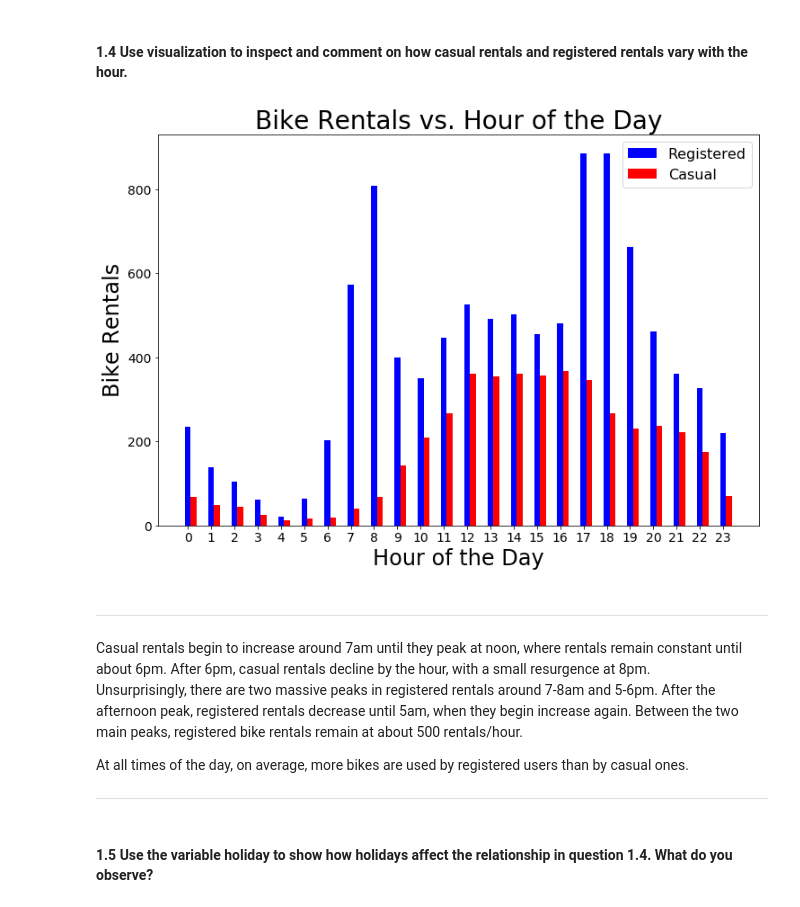
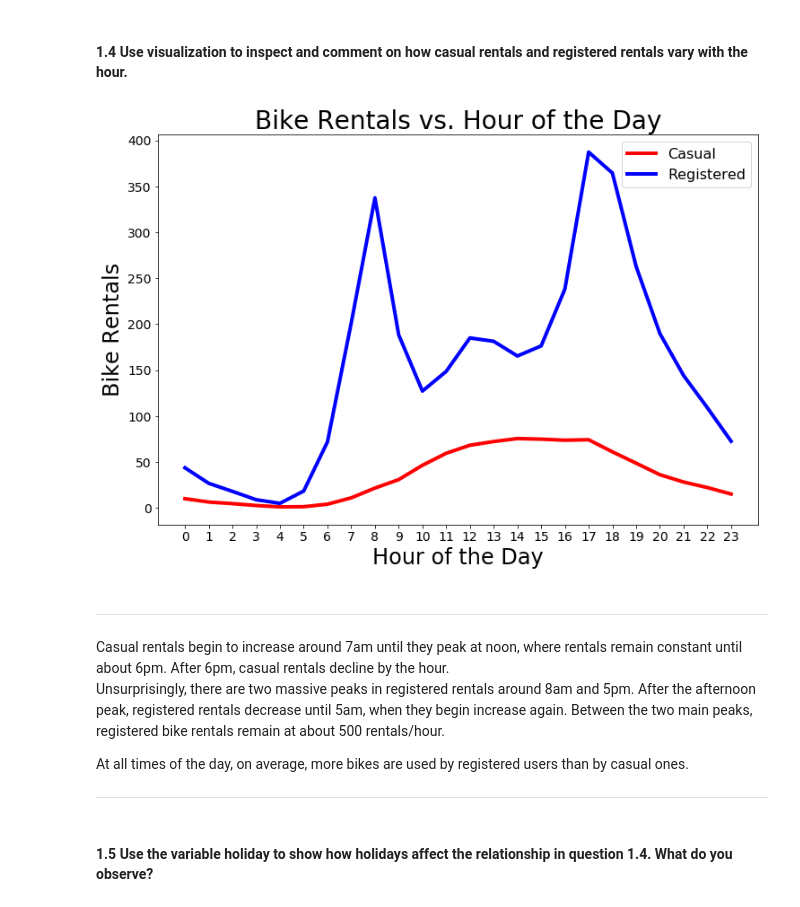
Before and after one commit to ejohnsson/CS109A, a Jupyter notebook: HW3_Erik.ipynb, the cells around one changed output. Cells and saved outputs as stored; diff of their text form; code cells hidden in the pictures.

```diff
--- a/HW3_Erik.ipynb
+++ b/HW3_Erik.ipynb
@@ -191,24 +191,32 @@ bikes_df['counts'] = count_list
 # %% [markdown]
 #### 1.4 Use visualization to inspect and comment on how casual rentals and registered rentals vary with the hour.
 # %%
+avg_casual_rentals = [0]*24
+avg_registered_rentals = [0]*24
+
+for i in range(0,24):
+    query = bikes_df.query('hour=={}'.format(i))
+    avg_casual_rentals[i] = [np.mean(query['casual'])]
+    avg_registered_rentals[i] = [np.mean(query['registered'])]
+
 fig, ax = plt.subplots(1,1, figsize=(12,8))
 
-ax.bar(bikes_df['hour'], bikes_df['registered'], color='b', width=0.25, label='Registered')
-ax.bar(bikes_df['hour'] + 0.25, bikes_df['casual'], color='r', width=0.25, label='Casual')
+ax.plot(avg_casual_rentals, color='r', linewidth=4.0, label='Casual')
+ax.plot(avg_registered_rentals, color='b', linewidth=4.0, label='Registered')
 ax.set_xlabel('Hour of the Day', fontsize=24)
 ax.set_ylabel('Bike Rentals',fontsize=24)
 ax.set_title('Bike Rentals vs. Hour of the Day', fontsize=28)
 ax.set_xticks(np.arange(0, 24, step=1))
 ax.tick_params(axis='both', which='major', labelsize=14)
 ax.legend(prop={'size':16})
 plt.show()
 # %% [output]
-[figure, old version]
+[figure, new version]
 # %% [markdown]
 <HR>
-Casual rentals begin to increase around 7am until they peak at noon, where rentals remain constant until about 6pm. After 6pm, casual rentals decline by the hour, with a small resurgence at 8pm.
+Casual rentals begin to increase around 7am until they peak at noon, where rentals remain constant until about 6pm. After 6pm, casual rentals decline by the hour.
 
-Unsurprisingly, there are two massive peaks in registered rentals around 7-8am and 5-6pm. After the afternoon peak, registered rentals decrease until 5am, when they begin increase again. Between the two main peaks, registered bike rentals remain at about 500 rentals/hour.
+Unsurprisingly, there are two massive peaks in registered rentals around 8am and 5pm. After the afternoon peak, registered rentals decrease until 5am, when they begin increase again. Between the two main peaks, registered bike rentals remain at about 500 rentals/hour.
 
 At all times of the day, on average, more bikes are used by registered users than by casual ones.
 <HR>
```
Also changed, not shown: parts of 1 cell of this notebook.
